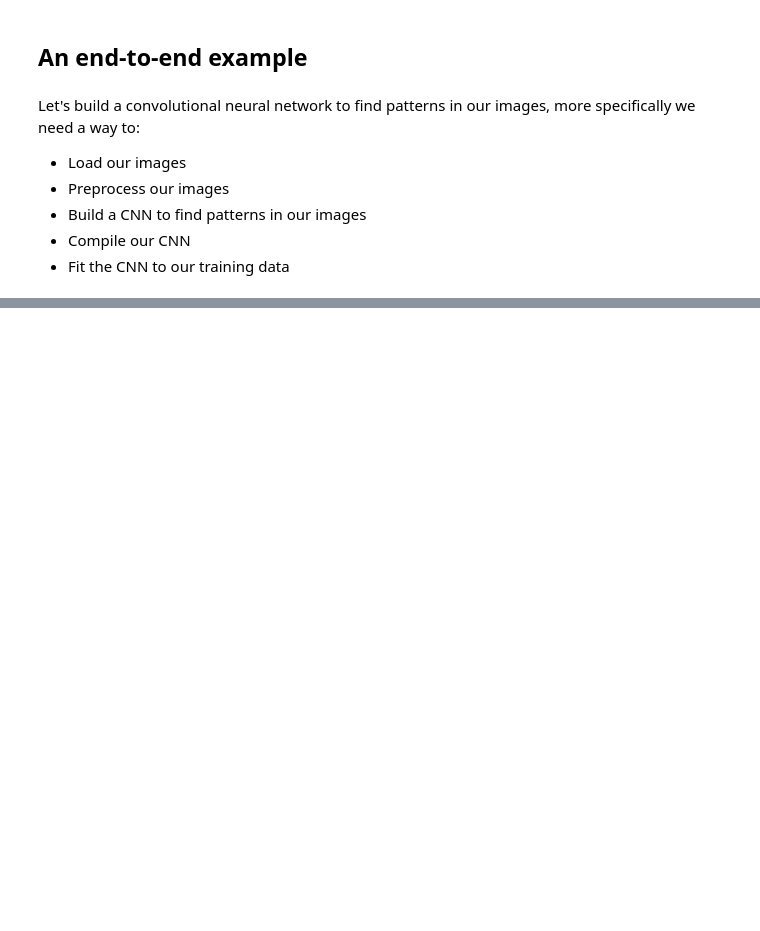
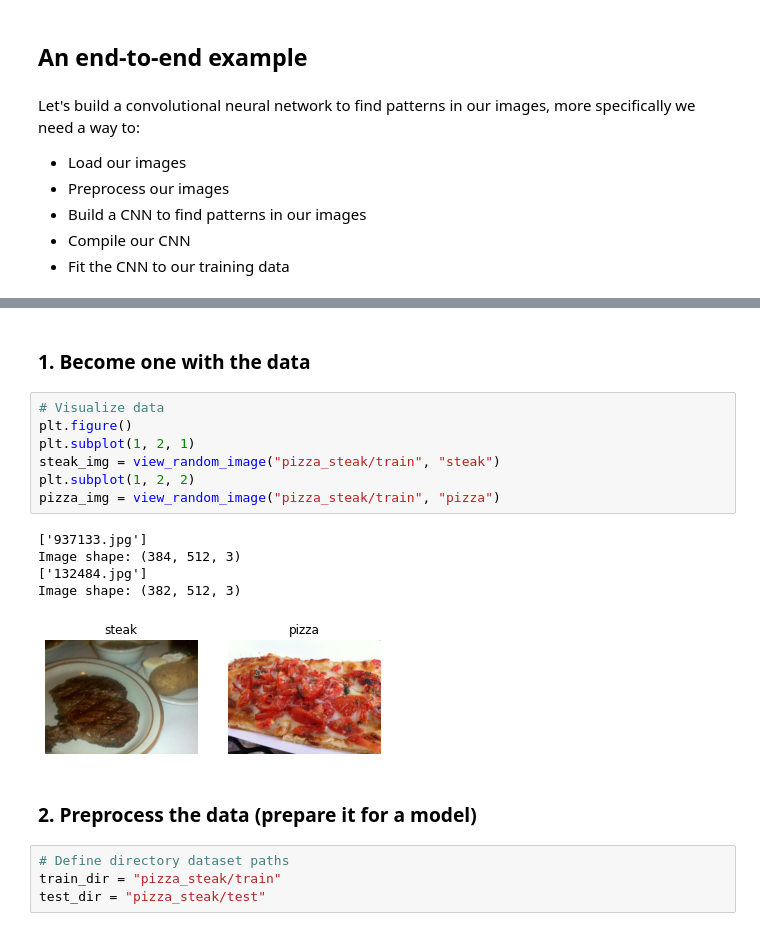
Before and after one commit to denishartl/introduction-to-tensorflow, a Jupyter notebook: 03_introduction_to_computer_vision_with_tensorflow.ipynb, the cells around one changed output, grey strips where cells are left out. Drawn from its saved outputs; the diff is of its cells as text; blank space fills up the shorter version.

```diff
--- a/03_introduction_to_computer_vision_with_tensorflow.ipynb
+++ b/03_introduction_to_computer_vision_with_tensorflow.ipynb
@@ -227,0 +393,21 @@ Epoch 5/5
+# %% [markdown]
+### 1. Become one with the data
+# %%
+# Visualize data
+plt.figure()
+plt.subplot(1, 2, 1)
+steak_img = view_random_image("pizza_steak/train", "steak")
+plt.subplot(1, 2, 2)
+pizza_img = view_random_image("pizza_steak/train", "pizza")
+# %% [output]
+['937133.jpg']
+Image shape: (384, 512, 3)
+['132484.jpg']
+Image shape: (382, 512, 3)
+[figure, added]
+# %% [markdown]
+### 2. Preprocess the data (prepare it for a model)
+# %%
+# Define directory dataset paths
+train_dir = "pizza_steak/train"
+test_dir = "pizza_steak/test"
```
Also changed, not shown: parts of 57 cells of this notebook.
